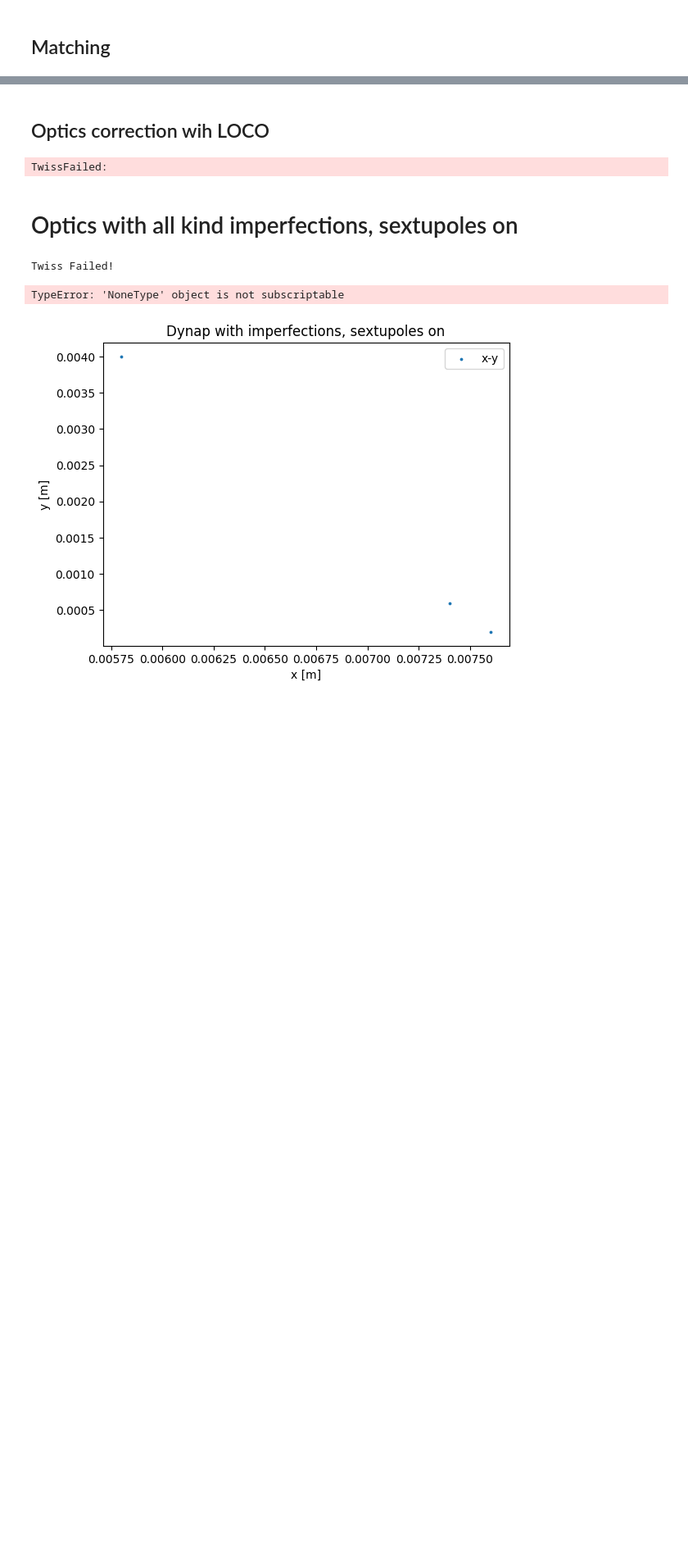
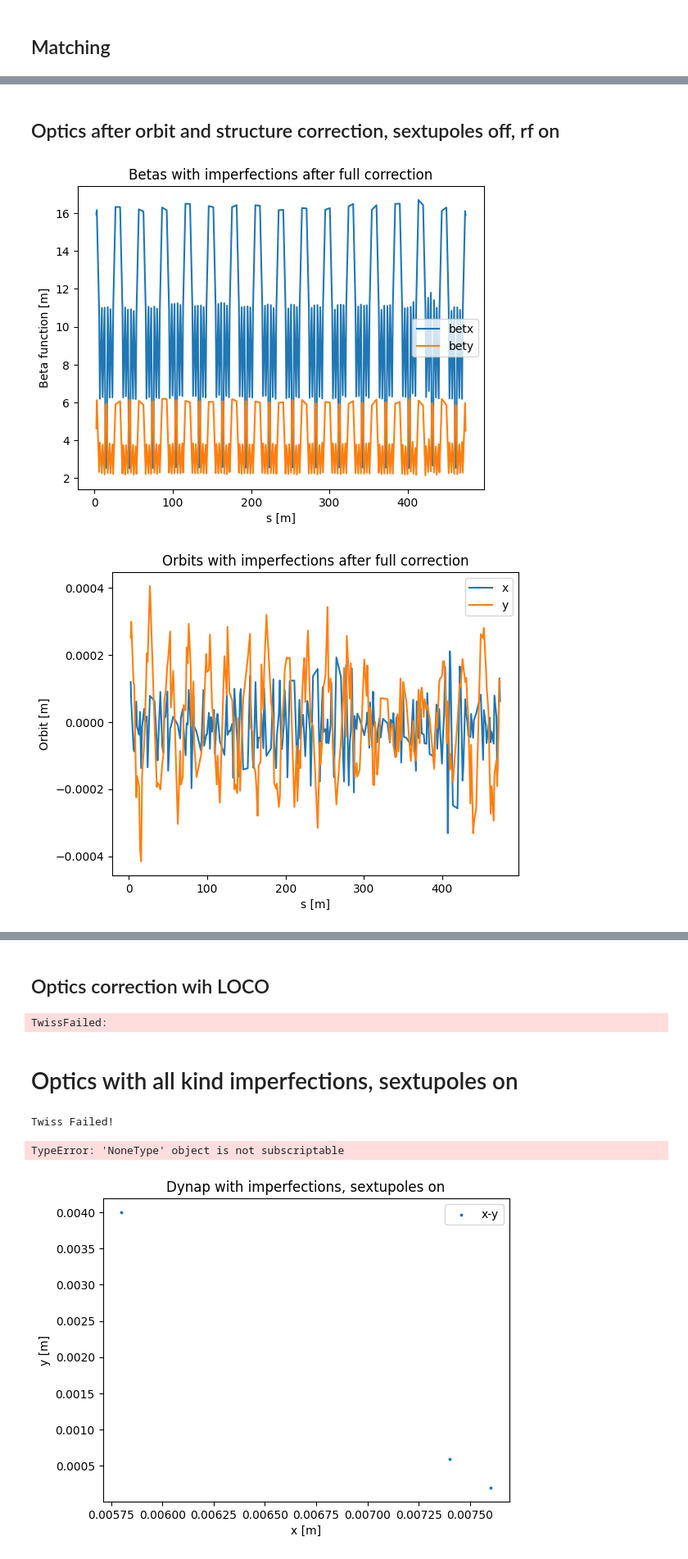
Before and after one commit to Rasimilian/SKIF-Lattice-Analysis, a Jupyter notebook: optics_closing.ipynb, the cells around one changed output, grey strips where cells are left out. Shown at 82% size. Saved outputs shown, nothing was run; the diff lists cells and outputs as text; code cells hidden in the pictures; blank space fills up the shorter version.

```diff
--- a/optics_closing.ipynb
+++ b/optics_closing.ipynb
@@ -24,6 +27,15 @@ structure = read_structure(file, energy=3)
 
 file = "structures/Ring_DD_nosext_norf.seq"
 structure_nosext_norf = read_structure(file, energy=3)
+
+file = "structures/Ring_DD_nosext.seq"
+structure_nosext = read_structure(file, energy=3)
+
+file = "structures/Ring_DD_one_period.seq"
+structure_one_period = read_structure(file, energy=3)
+
+file = "structures/Ring_DD_one_period_no_sext.seq"
+structure_one_period_no_sext = read_structure(file, energy=3)
 # %% [output]
 Structure in the JSON format already exists
 Structure in the JSON format already exists
@@ -190,0 +258,17 @@ plt.show()
+# %% [markdown]
+## Optics after orbit and structure correction, sextupoles off, rf on
+# %%
+optics_after_correction = get_optics(structure_nosext,
+                                     imperfections_file="D:/PycharmProjects/SKIF-Lattice-Analysis/imperfections_tables/imperfections_all_aligns.txt",
+                                     file_with_kicks="D:/PycharmProjects/SKIF-Lattice-Analysis/stren1.out",
+                                     file_with_matching_results="D:/PycharmProjects/SKIF-Lattice-Analysis/match_res1.txt",
+                                     verbose=True)
+
+plot_optics(optics_after_correction, params_to_show="beta", title="Betas with imperfections after full correction")
+plt.show()
+
+plot_optics(optics_after_correction, params_to_show="orbit", title="Orbits with imperfections after full correction")
+plt.show()
+# %% [output]
+[figure, added]
+[figure, added]
```
Also changed, not shown: parts of 37 cells of this notebook.
